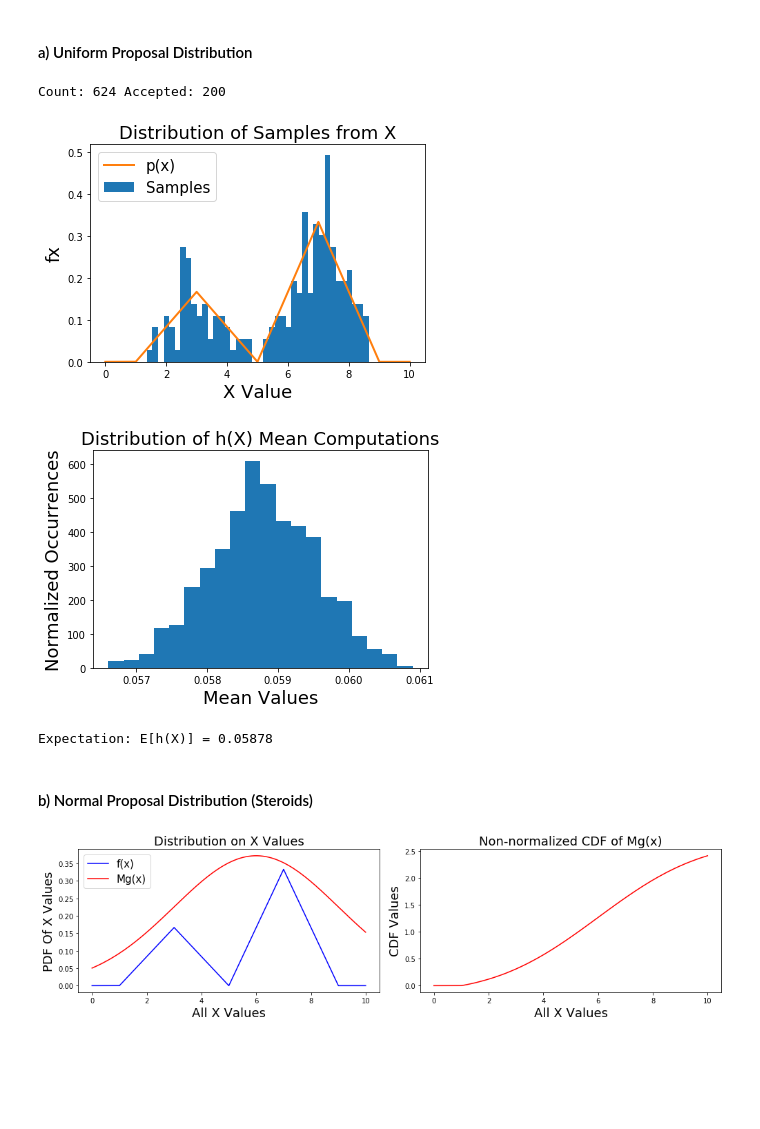
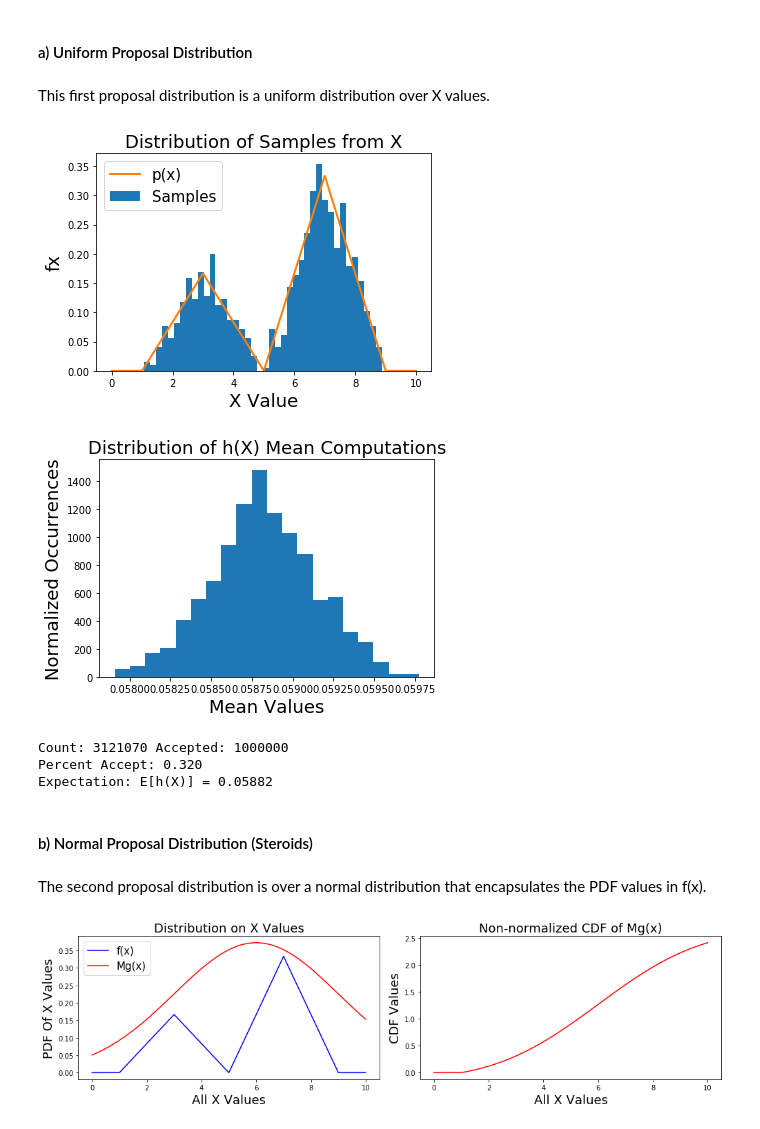
Before and after one commit to rshally/AM207, a Jupyter notebook: Spencer/Pset 2/Hallyburton_Pset_2.ipynb, the cells around one changed output. Cells and saved outputs as stored; diff of their text form; code cells hidden in the pictures; blank space fills up the shorter version.

```diff
--- a/Spencer/Pset 2/Hallyburton_Pset_2.ipynb
+++ b/Spencer/Pset 2/Hallyburton_Pset_2.ipynb
@@ -21,7 +21,7 @@ plt.rc('axes', labelsize=font_val)    # fontsize of the x and y labels
 plt.rc('legend', fontsize=(font_val-3))    # legend fontsize
 plt.rc('font', family='Sans Serif')
 # %%
-Nsamp = 200
+Nsamp = 1000
 Ntrials = 1000
 # %% [markdown]
 ## Problem 1: Monte Carlo Integration
@@ -128,5 +136,7 @@ Expectation: E[h(X)] = 0.05884
 # %% [markdown]
 #### a) Uniform Proposal Distribution
+# %% [markdown]
+This first proposal distribution is a uniform distribution over X values.
 # %%
 ##################################################################
 # Define a function for rejection sampling
@@ -157,39 +167,47 @@ def Perform_Rejection_Uniform(Nsamp, x, x_out):
 # %%
 # Evaluate the rejection sampling
 samples2, count2, accepted2 = Perform_Rejection_Uniform(Nsamp, x, x_out)
-print("Count:",count2, "Accepted:", accepted2)
 
 # Plot the histogram:
 plt.hist(samples2, bins=40, normed=True, label=u'Samples')
 plt.plot(x, x_out, linewidth=2, label=u'p(x)')
 plt.title('Distribution of Samples from X')
 plt.xlabel('X Value')
 plt.ylabel('fx')
 plt.legend()
 plt.show()
 
 
 # Evaluation the Rejection Sampling many times
 h_out_2 = np.zeros(Ntrials)
+count2_all = 0
+accept2_all = 0
 for m in range(Ntrials):
-    samples2_all, _, _ = Perform_Rejection_Uniform(Nsamp, x, x_out)
+    samples2_all, count, accept = Perform_Rejection_Uniform(Nsamp, x, x_out)
+    count2_all += count
+    accept2_all += accept
     h_out_2[m] = np.mean(h(samples2_all))
 
 # Plot the histogram of mean values:
 plt.hist(h_out_2, bins=20, normed=True)
 plt.title('Distribution of h(X) Mean Computations')
 plt.ylabel('Normalized Occurrences')
 plt.xlabel('Mean Values')
 plt.show()
 
+print("Count:",count2_all, "Accepted:", accept2_all)
+print('Percent Accept: %.3f' % (accept2_all/count2_all))
 print('Expectation: E[h(X)] = %.5f' % np.mean(h_out_2))
 # %% [output]
-Count: 624 Accepted: 200
-[figure, old version]
+[figure, new version]
-[figure, old version]
+[figure, new version]
-Expectation: E[h(X)] = 0.05878
+Count: 3121070 Accepted: 1000000
+Percent Accept: 0.320
+Expectation: E[h(X)] = 0.05882
 # %% [markdown]
 #### b) Normal Proposal Distribution (Steroids)
+# %% [markdown]
+The second proposal distribution is over a normal distribution that encapsulates the PDF values in f(x).
 # %%
 # Create a proposal pdf: Normal Distribution
 def gaussian(x, mu, sig):
```
Also changed, not shown: parts of 19 cells of this notebook.
